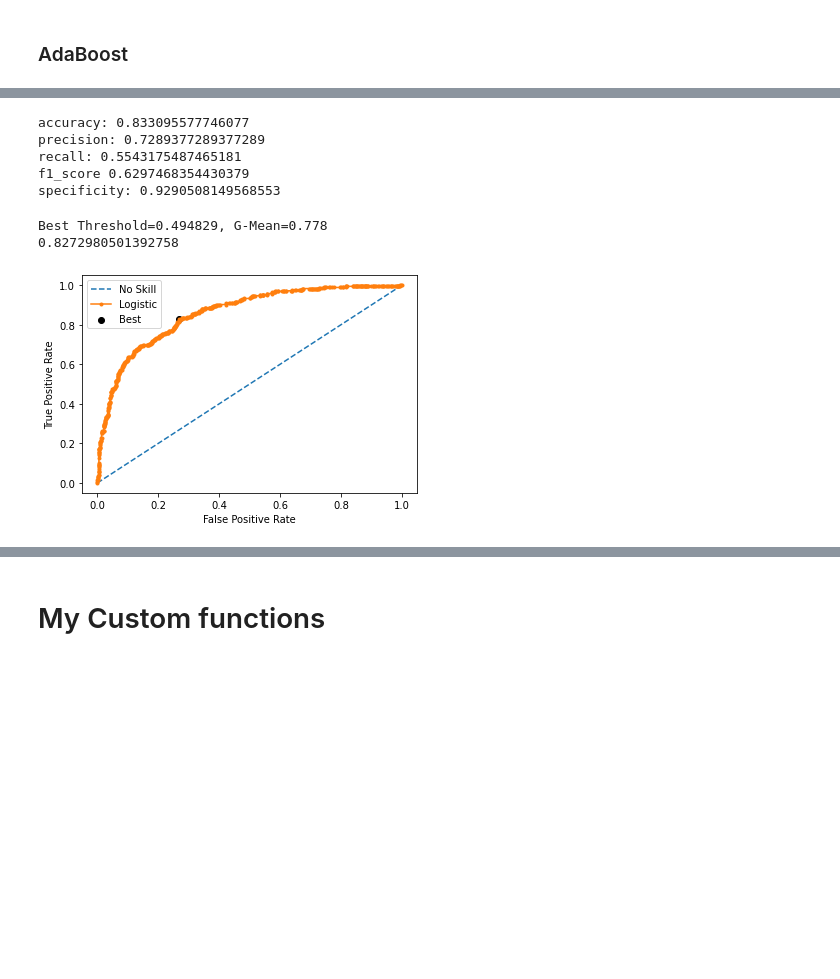
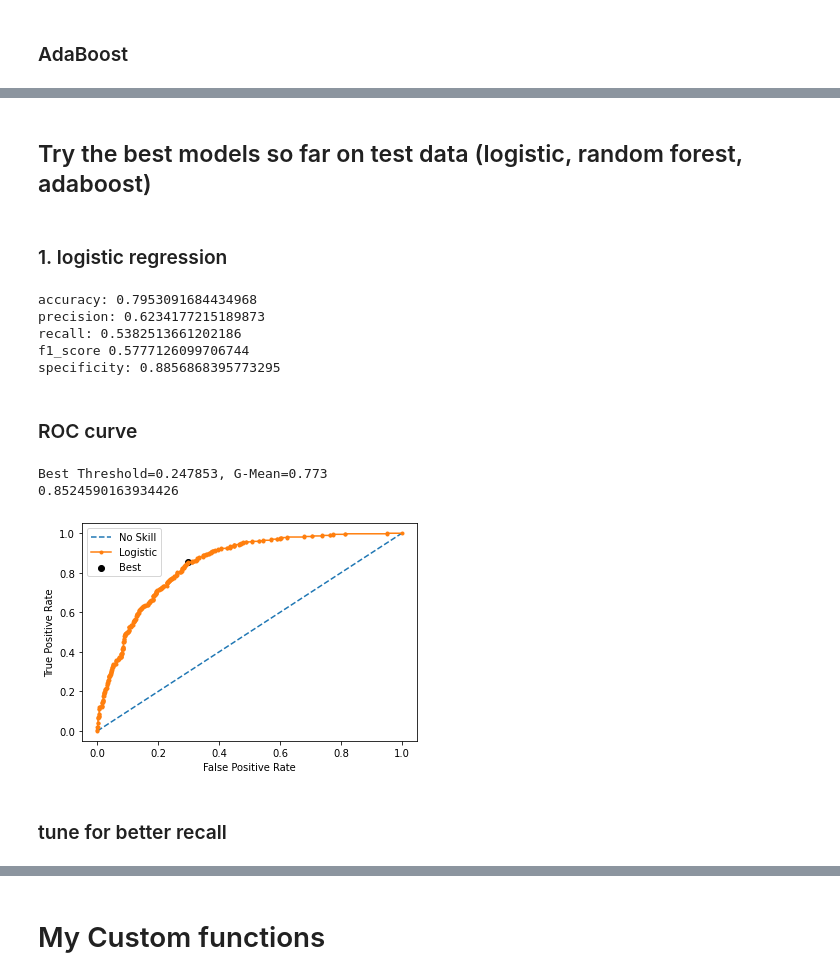
Before and after one commit to amrali21/Customer-Churn-Prediction-Python, a Jupyter notebook: notebook/Customer Churn Prediction.ipynb, the cells around one changed output, grey strips where cells are left out. Cells and saved outputs as stored; diff of their text form; code cells hidden in the pictures; blank space fills up the shorter version.

Commit message:
clean modeling code

```diff
--- a/notebook/Customer Churn Prediction.ipynb
+++ b/notebook/Customer Churn Prediction.ipynb
@@ -29,4 +33,4 @@ from sklearn.metrics import roc_curve
 from matplotlib import pyplot
 from sklearn.metrics import confusion_matrix,precision_score, recall_score,f1_score
 # %%
-telecom_cust = pd.read_csv('WA_Fn-UseC_-Telco-Customer-Churn.csv')
+telecom_cust = pd.read_csv('../data/WA_Fn-UseC_-Telco-Customer-Churn.csv')
@@ -251,8 +324,13 @@ from sklearn.tree import DecisionTreeClassifier
 
 
 model_DecTree = DecisionTreeClassifier()
-model_DecTree.fit(X_train, y_train)
-predictdt_y = model_DecTree.predict(X_test)
-print("decision tree Classifier accuracy")
-metrics.accuracy_score(y_test, predictdt_y)
+
+DecTree_pipeline = Pipeline(
+steps=[("preprocessor", preprocessor_tree), ("classifier", model_DecTree)]
+)
+
+DecTree_pipeline.fit(X_train, y_train)
+predictdt_y = DecTree_pipeline.predict(X_val)
+print("validation accuracy",metrics.accuracy_score(y_val, predictdt_y))
+#validation accuracy 0.7268188302425107
 # %% [output]
@@ -264,11 +341,17 @@ decision tree Classifier accuracy
 from sklearn.svm import SVC
 
 
-model_svc = SVC(random_state = 1)
-model_svc.fit(X_train_scaled,y_train)
-predict_y = model_svc.predict(X_test)
+model_svc = SVC(random_state = 1, probability=True)
 
-prediction_test = model_svc.predict(X_test_scaled)
+svc_pipeline = Pipeline(
+steps=[("preprocessor", preprocessor), ("classifier", model_svc)]
+)
 
-print (metrics.accuracy_score(y_test, prediction_test))
+svc_pipeline.fit(X_train,y_train)
+
+#predict_y = model_svc.predict(X_test_scaled)
+
+prediction_val = svc_pipeline.predict(X_val)
+
+print ('validation accuracy',metrics.accuracy_score(y_val, prediction_val))
 # %% [output]
@@ -280,6 +363,13 @@ print (metrics.accuracy_score(y_test, prediction_test))
 
 from sklearn.linear_model import LogisticRegression
 model_lr = LogisticRegression(max_iter=1000)
-model_lr.fit(X_train_scaled, y_train)
 
-prediction_test = model_lr.predict(X_test_scaled)
+
+lr_pipeline = Pipeline(
+steps=[("preprocessor", preprocessor), ("classifier", model_lr)]
+)
+
+lr_pipeline.fit(X_train, y_train)
+
+prediction_val = lr_pipeline.predict(X_val)
+print ('validation accuracy',metrics.accuracy_score(y_val, prediction_val))
@@ -360,14 +423,23 @@ AdaBoost Classifier accuracy
-# %%
-evaluation_metrics(y_test, prediction_test)
-# %% [output]
-accuracy: 0.833095577746077
-precision: 0.7289377289377289
-recall: 0.5543175487465181
-f1_score 0.6297468354430379
-specificity: 0.9290508149568553
+# %% [markdown]
+## Try the best models so far on test data (logistic, random forest, adaboost)
+# %% [markdown]
+### 1. logistic regression
+# %%
+prediction_test = lr_pipeline.predict(X_test)
+evaluation_metrics(y_test, prediction_test)
+# %% [output]
+accuracy: 0.7953091684434968
+precision: 0.6234177215189873
+recall: 0.5382513661202186
+f1_score 0.5777126099706744
+specificity: 0.8856868395773295
+# %% [markdown]
+### ROC curve
 # %%
-draw_roc(model_adaB, X_test, y_test)
+draw_roc(lr_pipeline, X_test, y_test)
 # %% [output]
-Best Threshold=0.494829, G-Mean=0.778
-0.8272980501392758
+Best Threshold=0.247853, G-Mean=0.773
+0.8524590163934426
-[figure, old version]
+[figure, new version]
+# %% [markdown]
+### tune for better recall
```
Also changed, not shown: parts of 70 cells of this notebook.
